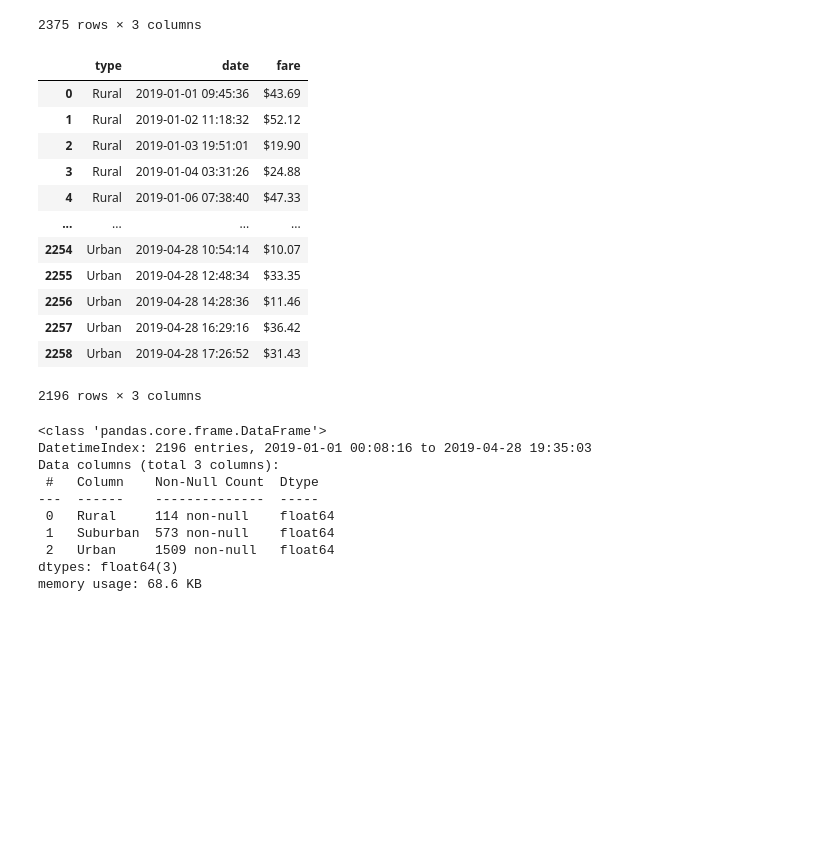
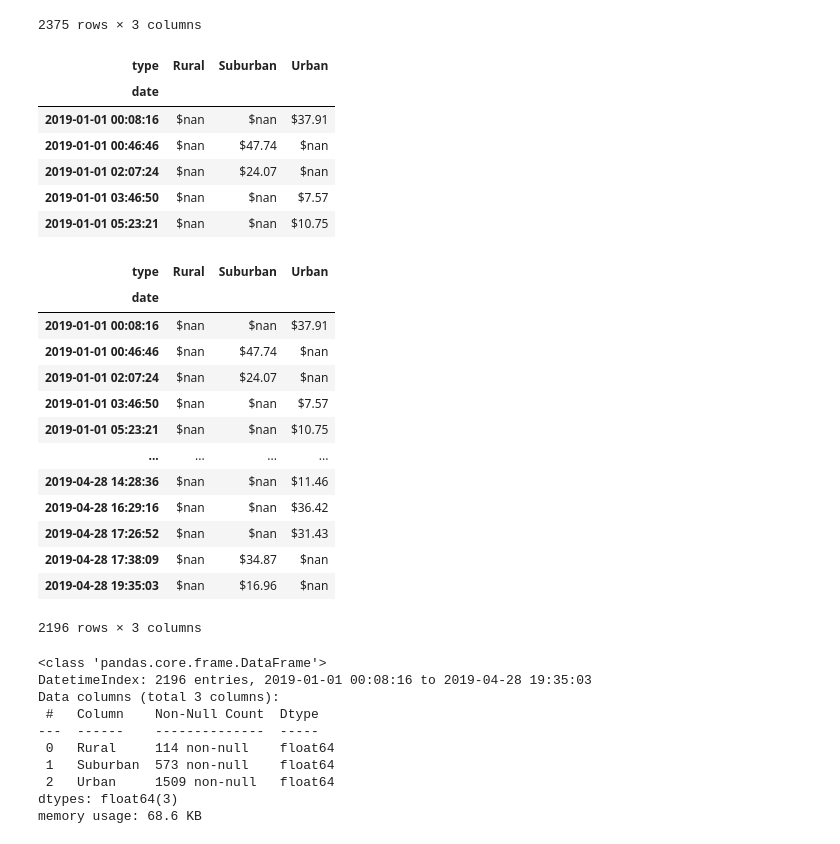
Before and after one commit to Jopinson/Pybear_analysis, a Jupyter notebook: PyBer_Challenge.ipynb, the cells around one changed output. Drawn from its saved outputs; the diff is of its cells as text; code cells hidden in the pictures; blank space fills up the shorter version.

```diff
--- a/PyBer_Challenge.ipynb
+++ b/PyBer_Challenge.ipynb
@@ -121,6 +121,6 @@ pyber_summary_df
 # %%
 # 9. Using groupby() on the pyber_data_df to create a new DataFrame showing the sum of the fares
 #  for each date where the indices are the city type and date.
-time_fare_df = pyber_data_df.groupby(["type","date"]).sum()["fare"]
-time_fare_df
+time_fares = pyber_data_df.groupby(["date", "type"]).sum()[["fare"]]
+time_fares
 # %% [output]
@@ -140,4 +141,5 @@ Name: fare, Length: 2375, dtype: float64
 # %%
 # 10. Reset the index on the DataFrame you created in #1. This is needed to use the 'pivot()' function.
 # df = df.reset_index()
-time_fare_df = time_fare_df.reset_index()
+time_fares = time_fares.reset_index()
+time_fares.head()
@@ -144,7 +153,8 @@ time_fare_df = time_fare_df.reset_index()
 # %%
 # 11. Create a pivot table with the 'date' as the index, the columns ='type', and values='fare'
 # to get the total fares for each type of city by the date.
-pd.pivot_table(time_fare_df, index = "date", columns = "type", values = "fare")
+time_fares = time_fares.pivot(index="date", columns="type", values="fare")
+time_fares
 # %% [output]
 | type | Rural | Suburban | Urban |
 | date |  |  |  |
@@ -162,26 +172,35 @@ pd.pivot_table(time_fare_df, index = "date", columns = "type", values = "fare")
 2375 rows × 3 columns
 # %%
 # 12. Create a new DataFrame from the pivot table DataFrame using loc on the given dates, '2018-01-01':'2018-04-29'.
-time_fare_df.sort_index(inplace=True, ascending=True)
-given_dates_df = time_fare_df[(time_fare_df['date'] > '2019-01-01') & (time_fare_df['date'] <= '2019-04-29')]
-given_dates_df
+time_fares = time_fares.loc["2019-01-01":"2019-04-29"]
+time_fares.head()
 # %% [output]
-|  | type | date | fare |
-| 0 | Rural | 2019-01-01 09:45:36 | $43.69 |
-| 1 | Rural | 2019-01-02 11:18:32 | $52.12 |
-| 2 | Rural | 2019-01-03 19:51:01 | $19.90 |
-| 3 | Rural | 2019-01-04 03:31:26 | $24.88 |
-| 4 | Rural | 2019-01-06 07:38:40 | $47.33 |
-| ... | ... | ... | ... |
-| 2254 | Urban | 2019-04-28 10:54:14 | $10.07 |
-| 2255 | Urban | 2019-04-28 12:48:34 | $33.35 |
-| 2256 | Urban | 2019-04-28 14:28:36 | $11.46 |
-| 2257 | Urban | 2019-04-28 16:29:16 | $36.42 |
-| 2258 | Urban | 2019-04-28 17:26:52 | $31.43 |
+| type | Rural | Suburban | Urban |
+| date |  |  |  |
+| 2019-01-01 00:08:16 | $nan | $nan | $37.91 |
+| 2019-01-01 00:46:46 | $nan | $47.74 | $nan |
+| 2019-01-01 02:07:24 | $nan | $24.07 | $nan |
+| 2019-01-01 03:46:50 | $nan | $nan | $7.57 |
+| 2019-01-01 05:23:21 | $nan | $nan | $10.75 |
-2196 rows × 3 columns
 # %%
 # 13. Set the "date" index to datetime datatype. This is necessary to use the resample() method in Step 8.
 # df.index = pd.to_datetime(df.index)
-given_dates_df.index = pd.to_datetime(given_dates_df.index)
+time_fares.index = pd.to_datetime(time_fares.index)
+time_fares
+# %% [output]
+| type | Rural | Suburban | Urban |
+| date |  |  |  |
+| 2019-01-01 00:08:16 | $nan | $nan | $37.91 |
+| 2019-01-01 00:46:46 | $nan | $47.74 | $nan |
+| 2019-01-01 02:07:24 | $nan | $24.07 | $nan |
+| 2019-01-01 03:46:50 | $nan | $nan | $7.57 |
+| 2019-01-01 05:23:21 | $nan | $nan | $10.75 |
+| ... | ... | ... | ... |
+| 2019-04-28 14:28:36 | $nan | $nan | $11.46 |
+| 2019-04-28 16:29:16 | $nan | $nan | $36.42 |
+| 2019-04-28 17:26:52 | $nan | $nan | $31.43 |
+| 2019-04-28 17:38:09 | $nan | $34.87 | $nan |
+| 2019-04-28 19:35:03 | $nan | $16.96 | $nan |
+2196 rows × 3 columns
 # %%
 # 14. Check that the datatype for the index is datetime using df.info()
```
Also changed, not shown: parts of 5 cells of this notebook.
